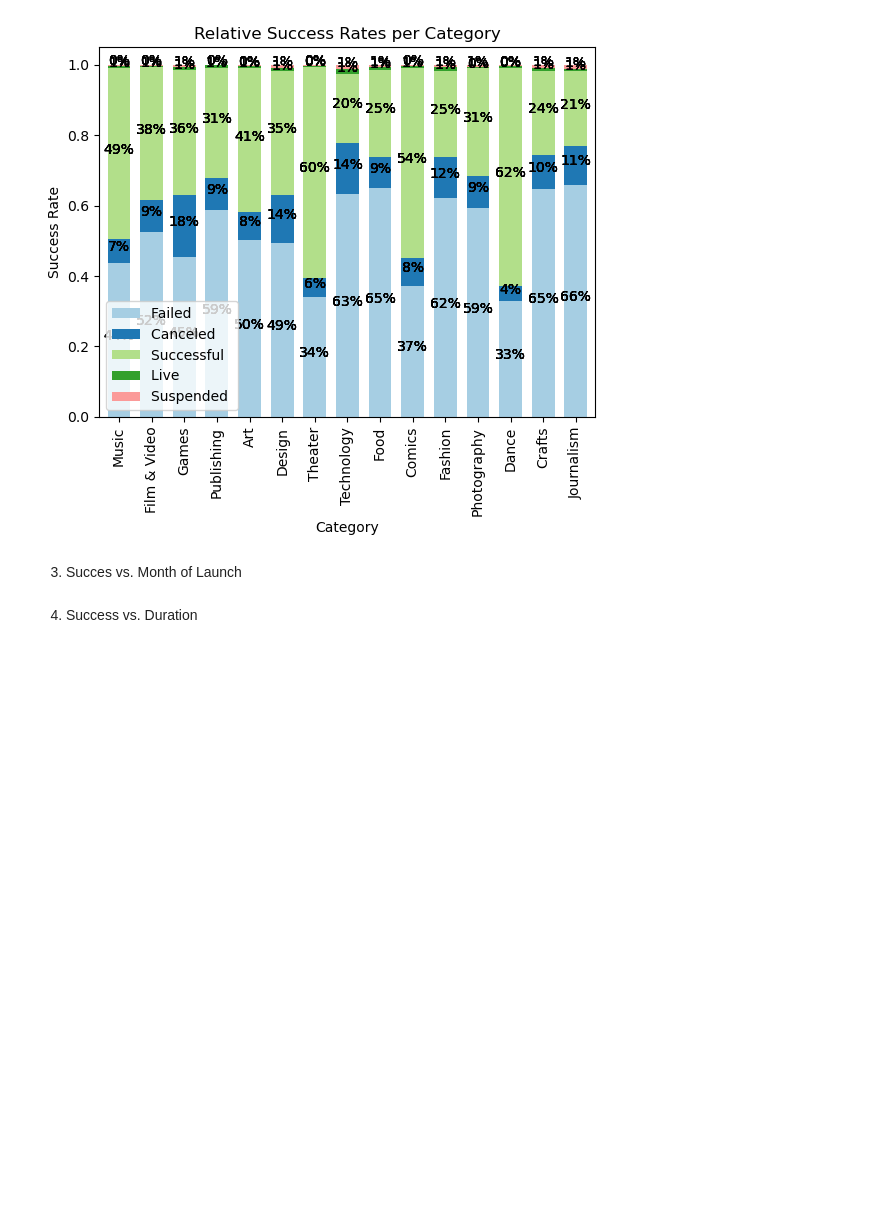
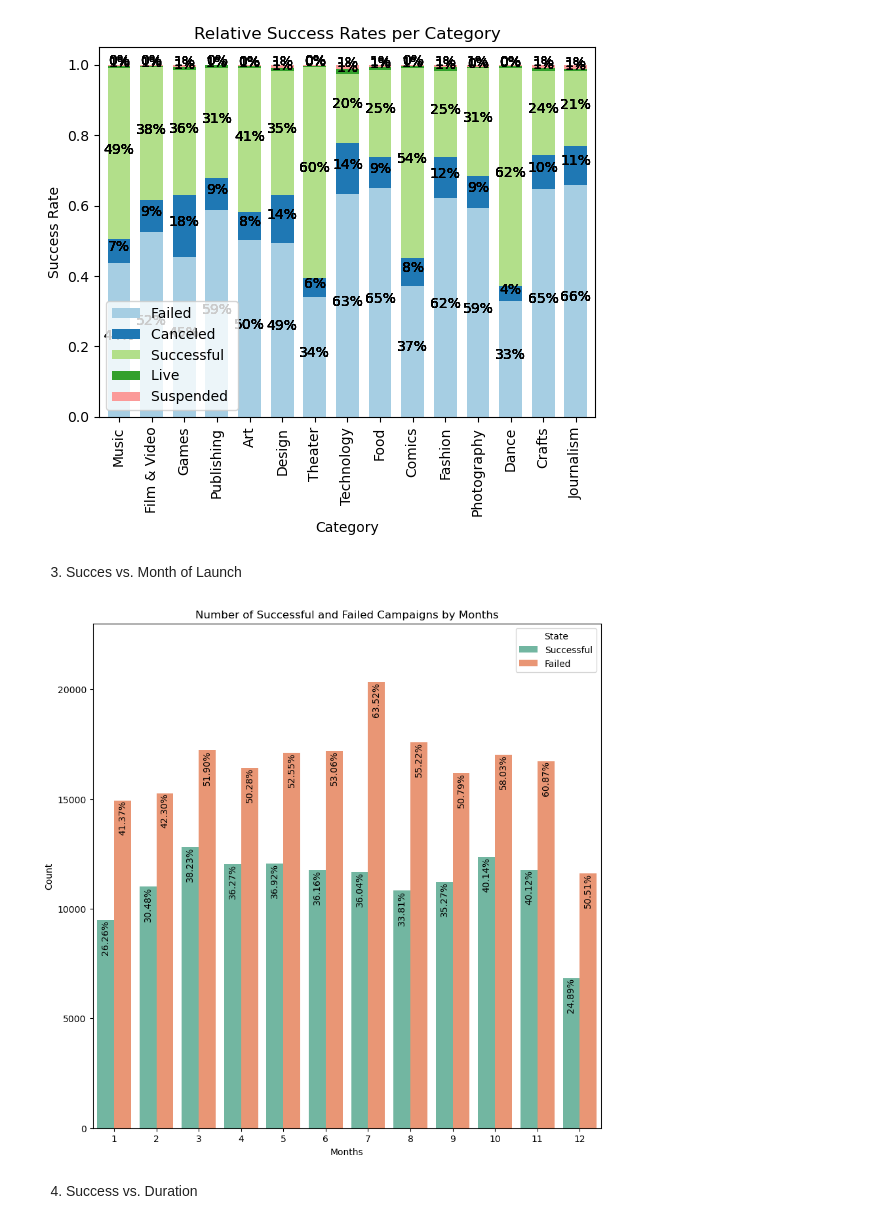
Before and after one commit to KaufmannLukas/ds-kickstarter-project, a Jupyter notebook: EDA.ipynb, the cells around one changed output. Cells and saved outputs as stored; diff of their text form; code cells hidden in the pictures; blank space fills up the shorter version.

```diff
--- a/EDA.ipynb
+++ b/EDA.ipynb
@@ -390,5 +480,30 @@ plt.show()
 [figure]
 # %% [markdown]
 3. Succes vs. Month of Launch
+# %%
+data1 = df.query('State == "Failed" or State == "Successful"')
+df["Launched"] = pd.to_datetime(df["Launched"])
+df['Month'] = df['Launched'].dt.month
+order = df['Month'].value_counts().index
+hue_order = ['Successful', 'Failed']
+plt.figure(figsize=(10, 10))
+ax = sns.countplot(data=data1, x='Month', hue='State', palette='Set2', hue_order=hue_order)
+
+# Calculate the relative percentages for each category
+category_counts = df['Month'].value_counts()
+for p in ax.patches:
+    height = p.get_height()
+    category = p.get_x()
+    ax.text(category + p.get_width() / 2, height + 10 , f'{height / category_counts[order[int(category)]]:.2%}', ha='center', va='top', rotation=90)
+
+# Add labels and title
+plt.ylim(0,23000,5000)
+plt.ylabel('Count')
+plt.xlabel('Months')
+plt.title('Number of Successful and Failed Campaigns by Months')
+plt.legend(title='State', labels=['Successful','Failed'])
+plt.show()
+# %% [output]
+[figure, added]
 # %% [markdown]
 4. Success vs. Duration
```
Also changed, not shown: parts of 21 cells of this notebook, 7 other files.
